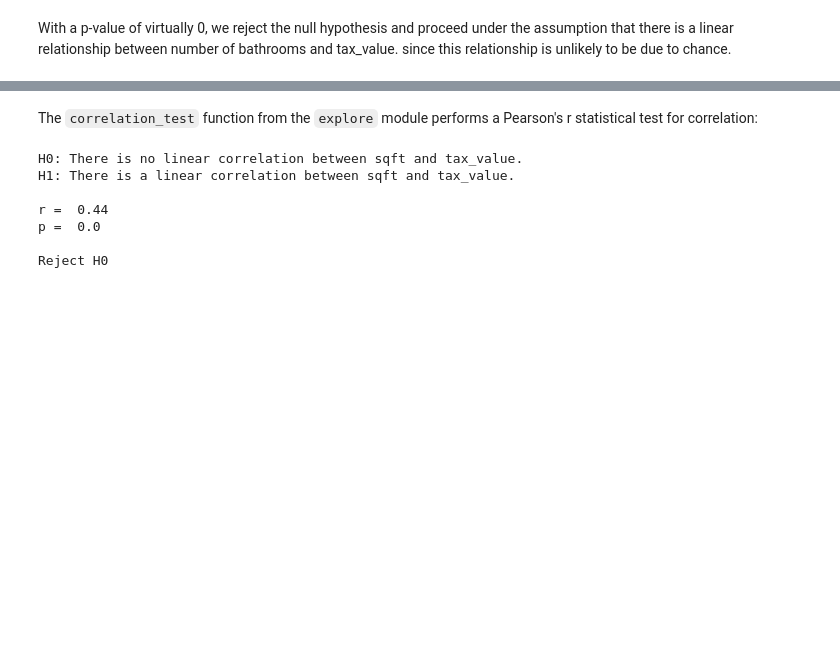
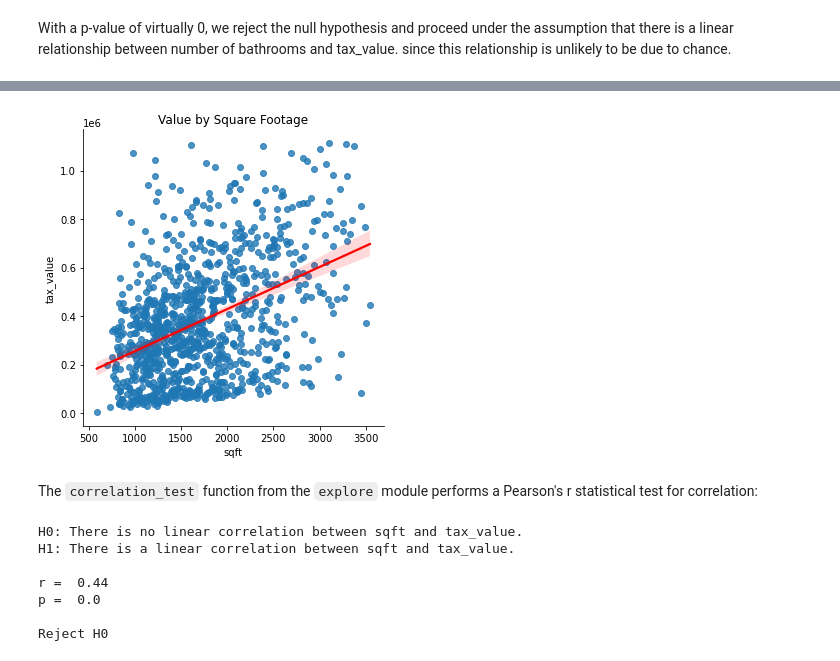
Before and after one commit to bensmith07/zillow-regression-project, a Jupyter notebook: zillow_report.ipynb, the cells around one changed output, grey strips where cells are left out. Saved outputs shown, nothing was run; the diff lists cells and outputs as text; code cells hidden in the pictures; blank space fills up the shorter version.

```diff
--- a/zillow_report.ipynb
+++ b/zillow_report.ipynb
@@ -251,5 +149,9 @@ With a p-value of virtually 0, we reject the null hypothesis and proceed under t
-# %% [markdown]
-The `correlation_test` function from the `explore` module performs a Pearson's r statistical test for correlation:
+# %%
+explore.sqft_vs_value(train)
+# %% [output]
+[figure, added]
+# %% [markdown]
+The `correlation_test` function from the `explore` module performs a Pearson's r statistical test for correlation:
 # %%
 explore.correlation_test(train.sqft, train.tax_value)
 # %% [output]
```
Also changed, not shown: parts of 59 cells of this notebook, 4 other files.
